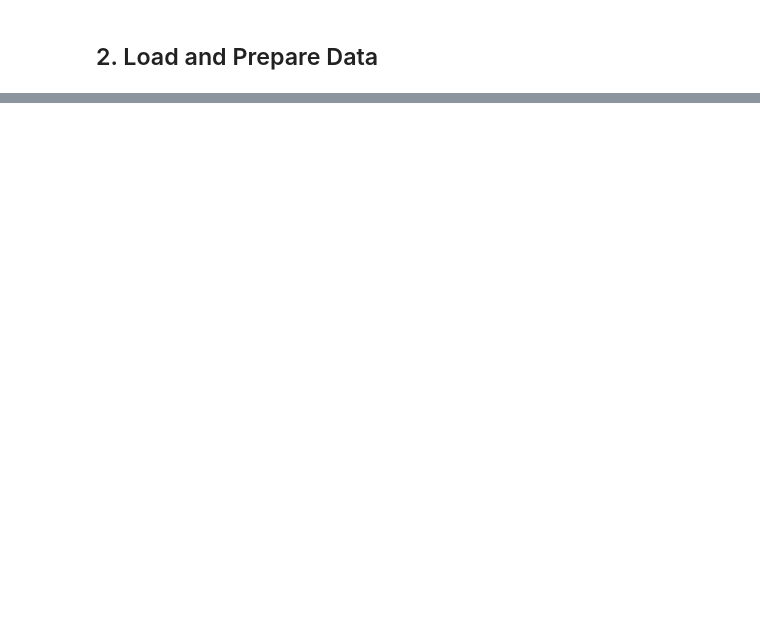
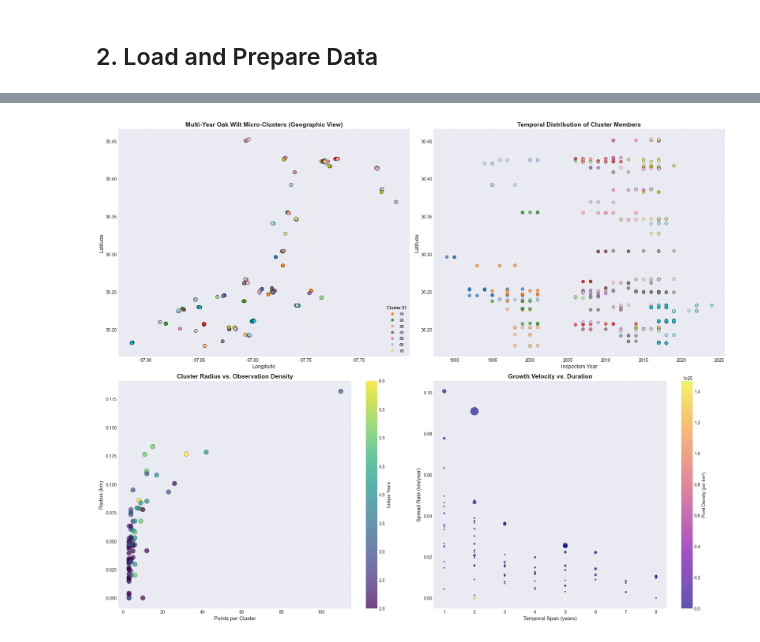
Before and after one commit to IMGROOT2/oak-wilt-detection, a Jupyter notebook: notebooks/clusters.ipynb, the cells around one changed output, grey strips where cells are left out. Cells and saved outputs as stored; diff of their text form; code cells hidden in the pictures; blank space fills up the shorter version.

```diff
--- a/notebooks/clusters.ipynb
+++ b/notebooks/clusters.ipynb
@@ -203,0 +1033,96 @@ Name: year_span, dtype: float64
+# %%
+if not CONFIG.get('plots_enabled', True):
+    print('Plot generation disabled via CONFIG — skipping multi-panel diagnostics.')
+elif cluster_features_df.empty or df_clustered.empty:
+    print('⚠️ No clusters available for visualization. Skipping plots.')
+else:
+    fig, axes = plt.subplots(2, 2, figsize=(20, 16))
+
+    # Map view
+    ax_map = axes[0, 0]
+    scatter_map = ax_map.scatter(
+        df_clustered['LONGITUDE'],
+        df_clustered['LATITUDE'],
+        c=df_clustered['cluster_id'],
+        cmap='tab20',
+        s=60,
+        alpha=0.75,
+        edgecolors='black',
+        linewidth=0.4
+    )
+    ax_map.set_xlabel('Longitude', fontsize=12)
+    ax_map.set_ylabel('Latitude', fontsize=12)
+    ax_map.set_title('Multi-Year Oak Wilt Micro-Clusters (Geographic View)', fontsize=14, fontweight='bold')
+    ax_map.grid(True, alpha=0.3)
+    legend1 = ax_map.legend(*scatter_map.legend_elements(num=8), title='Cluster ID', fontsize=9, loc='lower right')
+    ax_map.add_artist(legend1)
+
+    # Temporal spread vs latitude
+    ax_time = axes[0, 1]
+    ax_time.scatter(
+        df_clustered['INSPECTION_YEAR'],
+        df_clustered['LATITUDE'],
+        c=df_clustered['cluster_id'],
+        cmap='tab20',
+        s=55,
+        alpha=0.7,
+        edgecolors='black',
+        linewidth=0.3
+    )
+    ax_time.set_xlabel('Inspection Year', fontsize=12)
+    ax_time.set_ylabel('Latitude', fontsize=12)
+    ax_time.set_title('Temporal Distribution of Cluster Members', fontsize=14, fontweight='bold')
+    ax_time.grid(True, alpha=0.3)
+
+    # Cluster radius vs point count
+    ax_radius = axes[1, 0]
+    ax_radius.scatter(
+        cluster_features_df['point_count'],
+        cluster_features_df['radius_km'],
+        s=110,
+        alpha=0.7,
+        edgecolors='black',
+        c=cluster_features_df['unique_years'],
+        cmap='viridis',
+        linewidth=0.4
+    )
+    ax_radius.set_xlabel('Points per Cluster', fontsize=12)
+    ax_radius.set_ylabel('Radius (km)', fontsize=12)
+    ax_radius.set_title('Cluster Radius vs. Observation Density', fontsize=14, fontweight='bold')
+    ax_radius.grid(True, alpha=0.3)
+    cbar_radius = plt.colorbar(ax_radius.collections[0], ax=ax_radius)
+    cbar_radius.set_label('Unique Years', fontsize=10)
+
+    # Spread rate vs temporal span
+    ax_spread = axes[1, 1]
+    valid_spread = cluster_features_df[cluster_features_df['spread_rate_km_per_year'].notna()]
+    if valid_spread.empty:
+        ax_spread.text(0.5, 0.5, 'Spread-rate requires \nmultiple years of radius change',
+                      ha='center', va='center', fontsize=14)
+        ax_spread.set_xticks([])
+        ax_spread.set_yticks([])
+    else:
+        ax_spread.scatter(
+            valid_spread['year_span'],
+            valid_spread['spread_rate_km_per_year'],
+            s=valid_spread['point_count'] * 3,
+            alpha=0.65,
+            edgecolors='black',
+            c=valid_spread['point_density_per_km2'],
+            cmap='plasma',
+            linewidth=0.4
+        )
+        ax_spread.set_xlabel('Temporal Span (years)', fontsize=12)
+        ax_spread.set_ylabel('Spread Rate (km/year)', fontsize=12)
+        ax_spread.set_title('Growth Velocity vs. Duration', fontsize=14, fontweight='bold')
+        ax_spread.grid(True, alpha=0.3)
+        cbar_spread = plt.colorbar(ax_spread.collections[0], ax=ax_spread)
+        cbar_spread.set_label('Point Density (per km²)', fontsize=10)
+
+    plt.tight_layout()
+    output_path = Path('../visualizations/clusters/multi_year_cluster_diagnostic.png')
+    output_path.parent.mkdir(parents=True, exist_ok=True)
+    plt.savefig(output_path, dpi=300, bbox_inches='tight')
+    print(f'✓ Saved cluster diagnostic figure to: {output_path}')
+    plt.show()
+# %% [output]
@@ -203,0 +1130 @@ Name: year_span, dtype: float64
+[figure, added]
```
Also changed, not shown: parts of 40 cells of this notebook, 19 other files.
